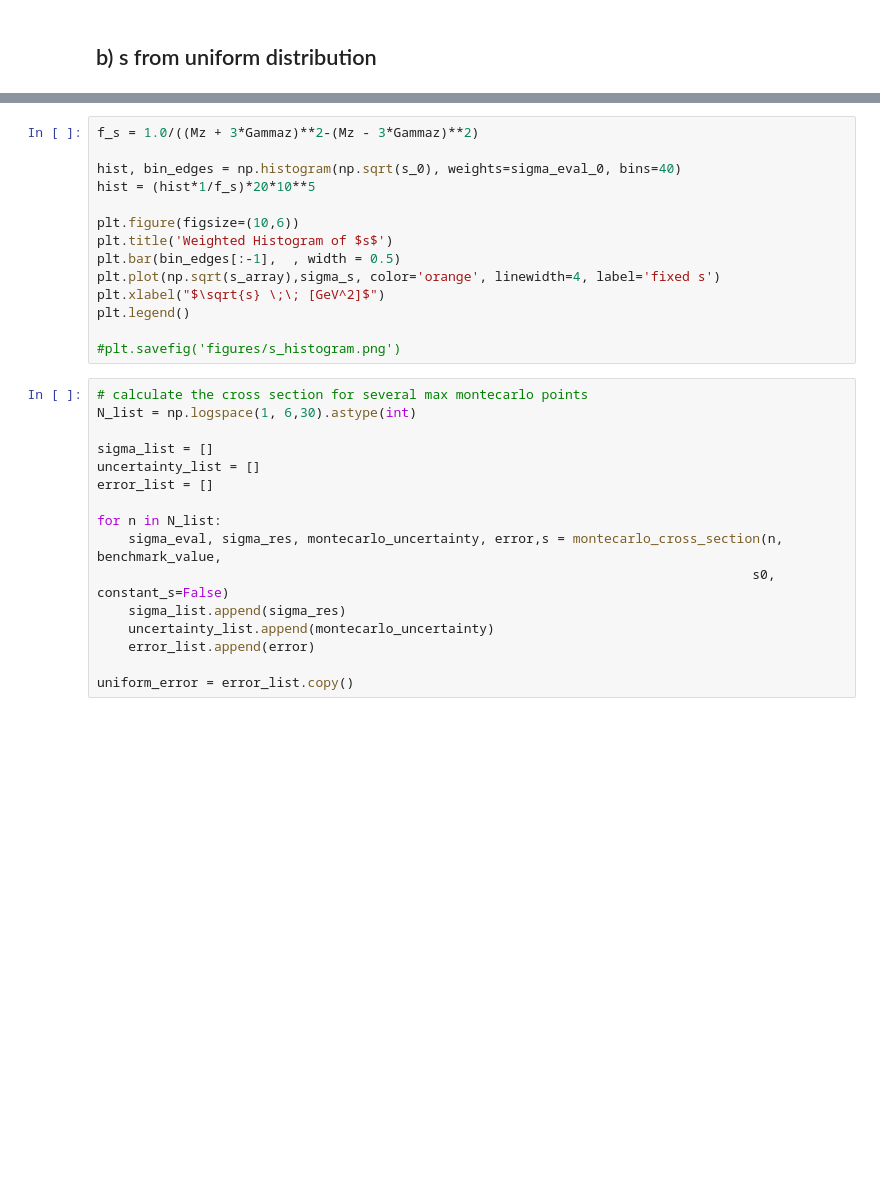
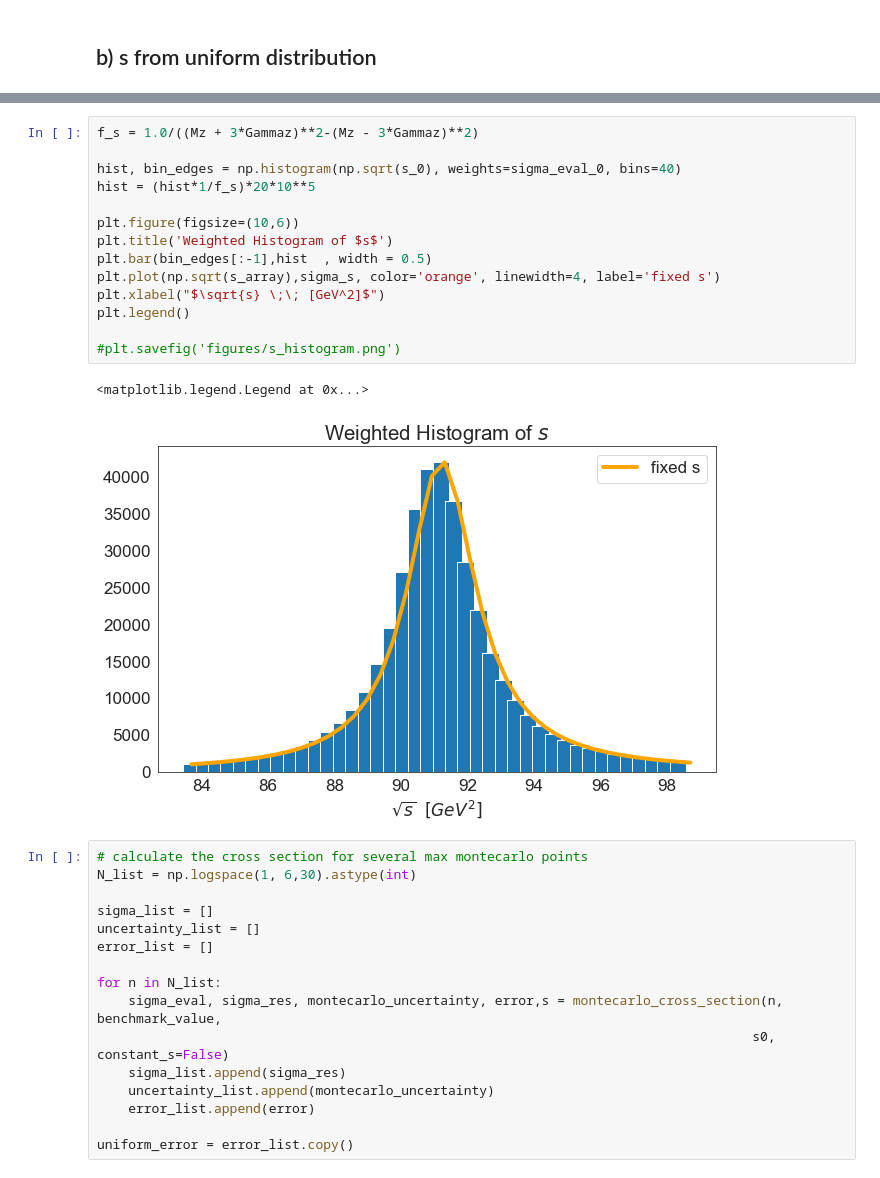
Before and after one commit to Ssalazar12/Physics, a Jupyter notebook: montecarlo_qcd/problem_1_montecarlo.ipynb, the cells around one changed output, grey strips where cells are left out. Cells and saved outputs as stored; diff of their text form; blank space fills up the shorter version.

```diff
--- a/montecarlo_qcd/problem_1_montecarlo.ipynb
+++ b/montecarlo_qcd/problem_1_montecarlo.ipynb
@@ -290,17 +288,20 @@ KeyboardInterrupt:
 # %%
 f_s = 1.0/((Mz + 3*Gammaz)**2-(Mz - 3*Gammaz)**2)
 
 hist, bin_edges = np.histogram(np.sqrt(s_0), weights=sigma_eval_0, bins=40)
 hist = (hist*1/f_s)*20*10**5
 
 plt.figure(figsize=(10,6))
 plt.title('Weighted Histogram of $s$')
-plt.bar(bin_edges[:-1],  , width = 0.5)
+plt.bar(bin_edges[:-1],hist  , width = 0.5)
 plt.plot(np.sqrt(s_array),sigma_s, color='orange', linewidth=4, label='fixed s')
 plt.xlabel("$\sqrt{s} \;\; [GeV^2]$")
 plt.legend()
 
 #plt.savefig('figures/s_histogram.png')
+# %% [output]
+<matplotlib.legend.Legend at 0x...>
+[figure, added]
 # %%
 # calculate the cross section for several max montecarlo points
 N_list = np.logspace(1, 6,30).astype(int)
```
Also changed, not shown: parts of 12 cells of this notebook.
